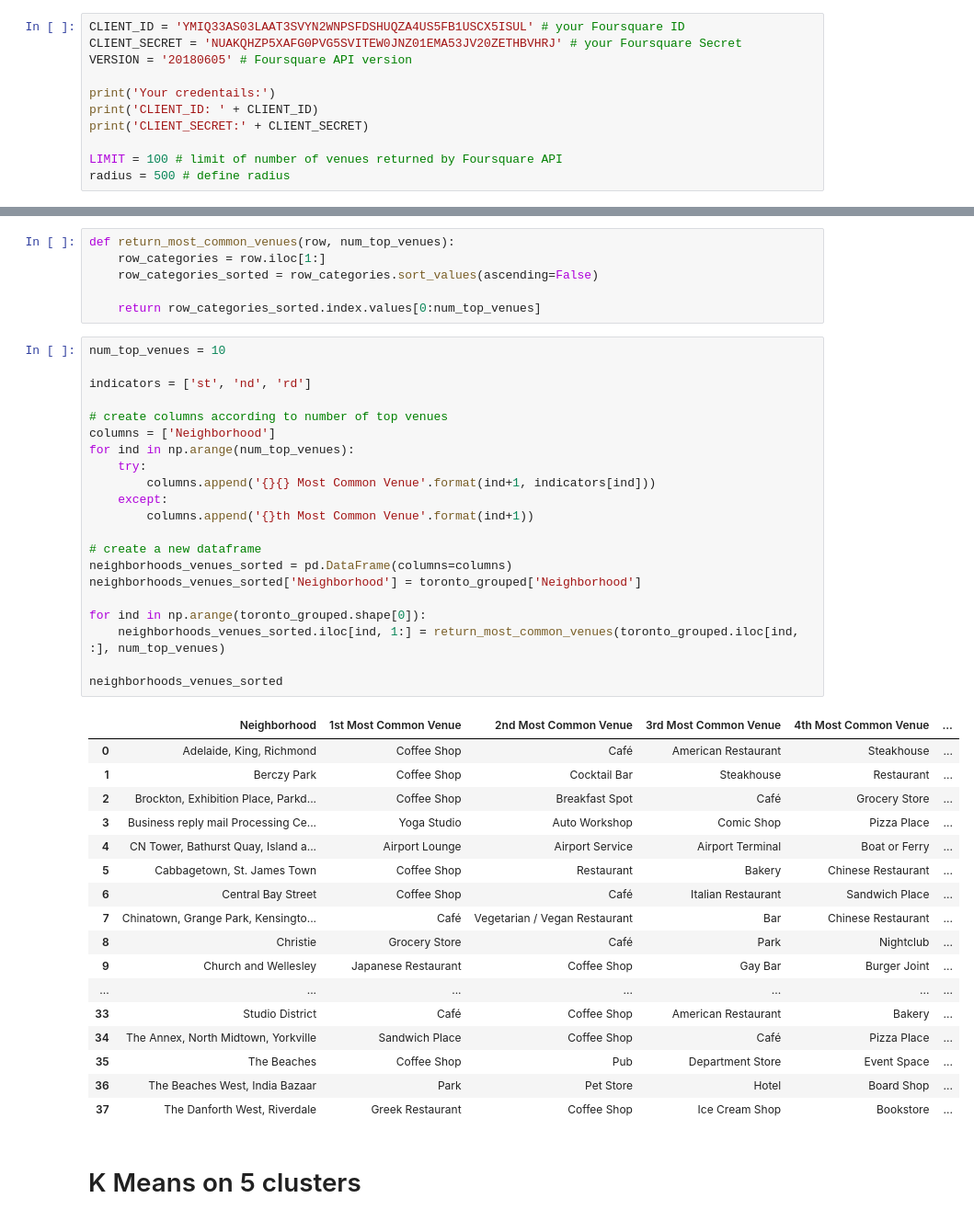
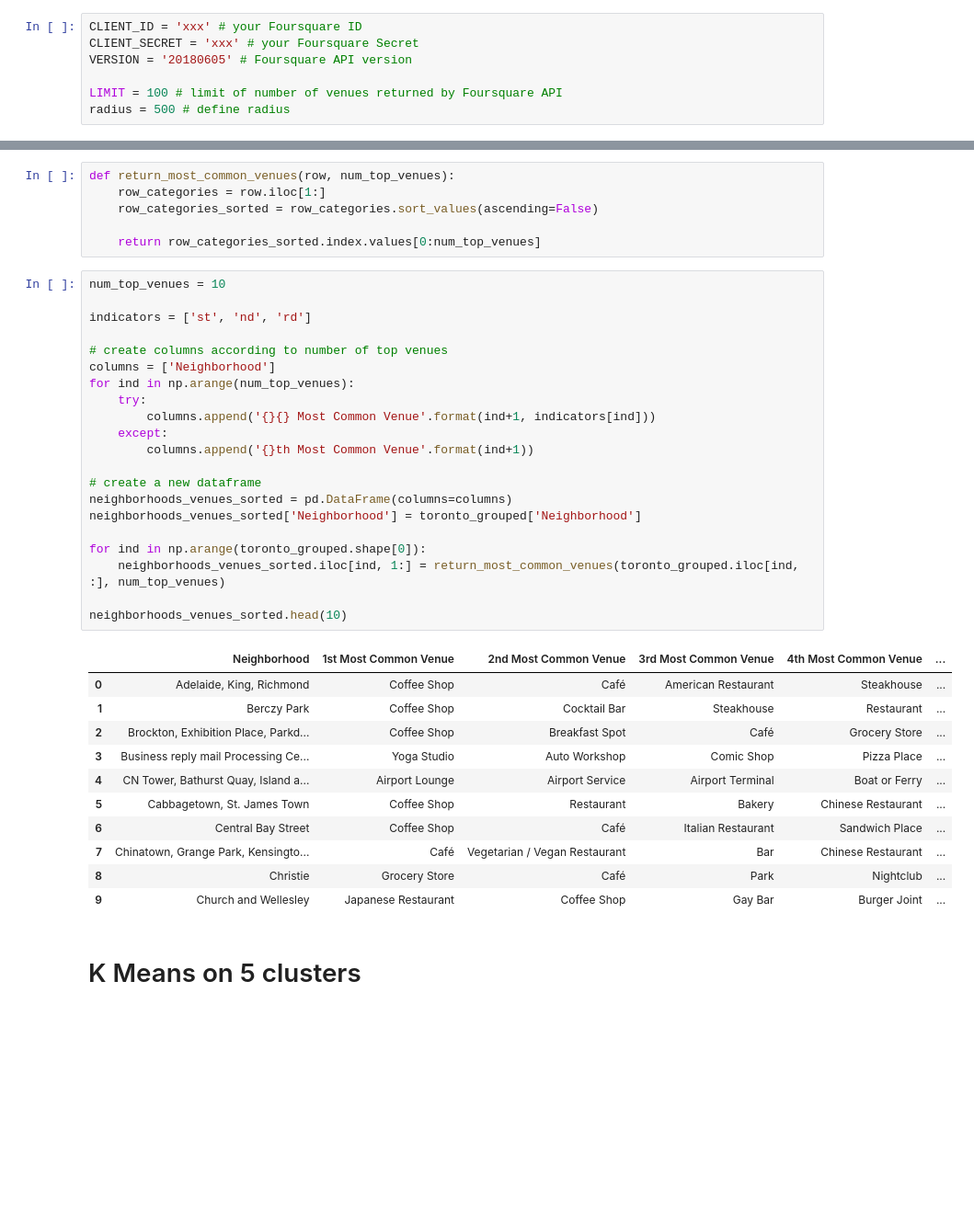
Before and after one commit to cshen92/Coursera_Capstone, a Jupyter notebook: Toronto Neighborhoods.ipynb, the cells around one changed output, grey strips where cells are left out. Shown at 92% size. Drawn from its saved outputs; the diff is of its cells as text; blank space fills up the shorter version.

```diff
--- a/Toronto Neighborhoods.ipynb
+++ b/Toronto Neighborhoods.ipynb
@@ -188,13 +170,9 @@ import folium # map rendering library
 # %% [markdown]
 # Foursquare Details (personal info masked)
 # %%
-CLIENT_ID = 'YMIQ33AS03LAAT3SVYN2WNPSFDSHUQZA4US5FB1USCX5ISUL' # your Foursquare ID
-CLIENT_SECRET = 'NUAKQHZP5XAFG0PVG5SVITEW0JNZ01EMA53JV20ZETHBVHRJ' # your Foursquare Secret
+CLIENT_ID = 'xxx' # your Foursquare ID
+CLIENT_SECRET = 'xxx' # your Foursquare Secret
 VERSION = '20180605' # Foursquare API version
-
-print('Your credentails:')
-print('CLIENT_ID: ' + CLIENT_ID)
-print('CLIENT_SECRET:' + CLIENT_SECRET)
 
 LIMIT = 100 # limit of number of venues returned by Foursquare API
 radius = 500 # define radius
@@ -323,40 +291,34 @@ num_top_venues = 10
 
 indicators = ['st', 'nd', 'rd']
 
 # create columns according to number of top venues
 columns = ['Neighborhood']
 for ind in np.arange(num_top_venues):
     try:
         columns.append('{}{} Most Common Venue'.format(ind+1, indicators[ind]))
     except:
         columns.append('{}th Most Common Venue'.format(ind+1))
 
 # create a new dataframe
 neighborhoods_venues_sorted = pd.DataFrame(columns=columns)
 neighborhoods_venues_sorted['Neighborhood'] = toronto_grouped['Neighborhood']
 
 for ind in np.arange(toronto_grouped.shape[0]):
     neighborhoods_venues_sorted.iloc[ind, 1:] = return_most_common_venues(toronto_grouped.iloc[ind, :], num_top_venues)
 
-neighborhoods_venues_sorted
+neighborhoods_venues_sorted.head(10)
 # %% [output]
 |  | Neighborhood | 1st Most Common Venue | 2nd Most Common Venue | 3rd Most Common Venue | 4th Most Common Venue | ... |
 | 0 | Adelaide, King, Richmond | Coffee Shop | Café | American Restaurant | Steakhouse | ... |
 | 1 | Berczy Park | Coffee Shop | Cocktail Bar | Steakhouse | Restaurant | ... |
 | 2 | Brockton, Exhibition Place, Parkd... | Coffee Shop | Breakfast Spot | Café | Grocery Store | ... |
 | 3 | Business reply mail Processing Ce... | Yoga Studio | Auto Workshop | Comic Shop | Pizza Place | ... |
 | 4 | CN Tower, Bathurst Quay, Island a... | Airport Lounge | Airport Service | Airport Terminal | Boat or Ferry | ... |
 | 5 | Cabbagetown, St. James Town | Coffee Shop | Restaurant | Bakery | Chinese Restaurant | ... |
 | 6 | Central Bay Street | Coffee Shop | Café | Italian Restaurant | Sandwich Place | ... |
 | 7 | Chinatown, Grange Park, Kensingto... | Café | Vegetarian / Vegan Restaurant | Bar | Chinese Restaurant | ... |
 | 8 | Christie | Grocery Store | Café | Park | Nightclub | ... |
 | 9 | Church and Wellesley | Japanese Restaurant | Coffee Shop | Gay Bar | Burger Joint | ... |
-| ... | ... | ... | ... | ... | ... | ... |
-| 33 | Studio District | Café | Coffee Shop | American Restaurant | Bakery | ... |
-| 34 | The Annex, North Midtown, Yorkville | Sandwich Place | Coffee Shop | Café | Pizza Place | ... |
-| 35 | The Beaches | Coffee Shop | Pub | Department Store | Event Space | ... |
-| 36 | The Beaches West, India Bazaar | Park | Pet Store | Hotel | Board Shop | ... |
-| 37 | The Danforth West, Riverdale | Greek Restaurant | Coffee Shop | Ice Cream Shop | Bookstore | ... |
 # %% [markdown]
 # K Means on 5 clusters
 # %%
```
Also changed, not shown: parts of 5 cells of this notebook.
